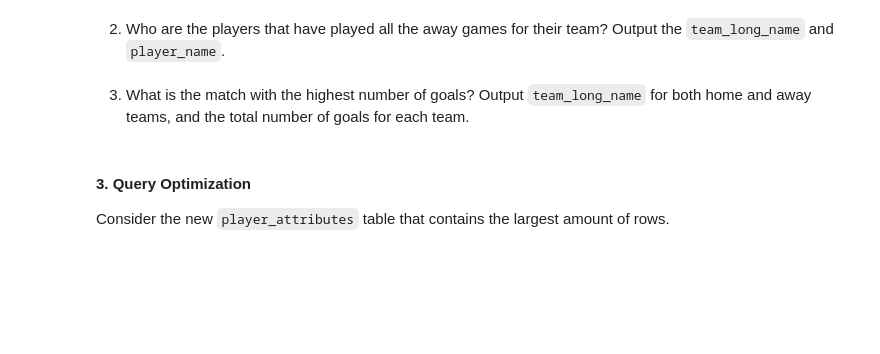
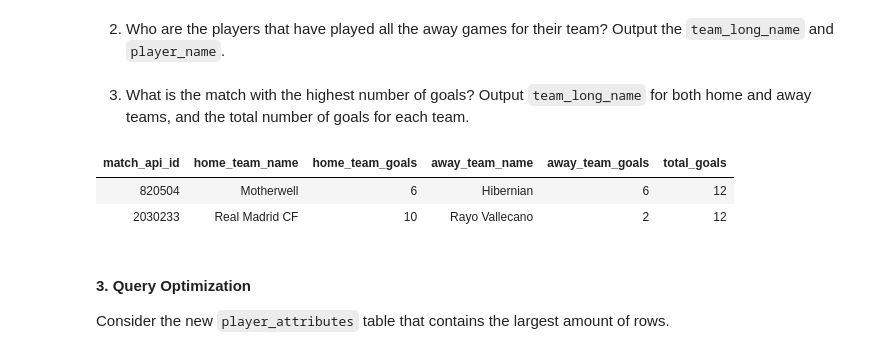
Before and after one commit to MargaridaEstrela/ISDB, a Jupyter notebook: 2 P2 Project/G2-p2-project.ipynb, the cells around one changed output. Cells and saved outputs as stored; diff of their text form; code cells hidden in the pictures; blank space fills up the shorter version.

```diff
--- a/2 P2 Project/G2-p2-project.ipynb
+++ b/2 P2 Project/G2-p2-project.ipynb
@@ -246,6 +343,37 @@ Consider the new `match_player` table above and write SQL queries for each of th
 3. What is the match with the highest number of goals? Output `team_long_name` for both home and away teams, and the total number of goals for each team.
 # %%
 %%sql psql
+WITH game_goals AS (
+    SELECT
+        match_api_id,
+        home_team_goal + away_team_goal AS total_goals
+    FROM
+        match
+),
+max_goals AS (
+    SELECT
+        MAX(total_goals) AS max_total_goals
+    FROM
+        game_goals
+)
+SELECT
+    m.match_api_id,
+    home_team.team_long_name AS home_team_name,
+    m.home_team_goal AS home_team_goals,
+    away_team.team_long_name AS away_team_name,
+    m.away_team_goal AS away_team_goals,
+    g.total_goals
+FROM
+    game_goals g
+JOIN match m ON g.match_api_id = m.match_api_id
+JOIN team home_team ON m.home_team_api_id = home_team.team_api_id
+JOIN team away_team ON m.away_team_api_id = away_team.team_api_id
+WHERE
+    g.total_goals = (SELECT max_total_goals FROM max_goals);
+# %% [output]
+| match_api_id | home_team_name | home_team_goals | away_team_name | away_team_goals | total_goals |
+| 820504 | Motherwell | 6 | Hibernian | 6 | 12 |
+| 2030233 | Real Madrid CF | 10 | Rayo Vallecano | 2 | 12 |
 # %% [markdown]
 #### 3. Query Optimization
 
```
Also changed, not shown: parts of 8 cells of this notebook.
